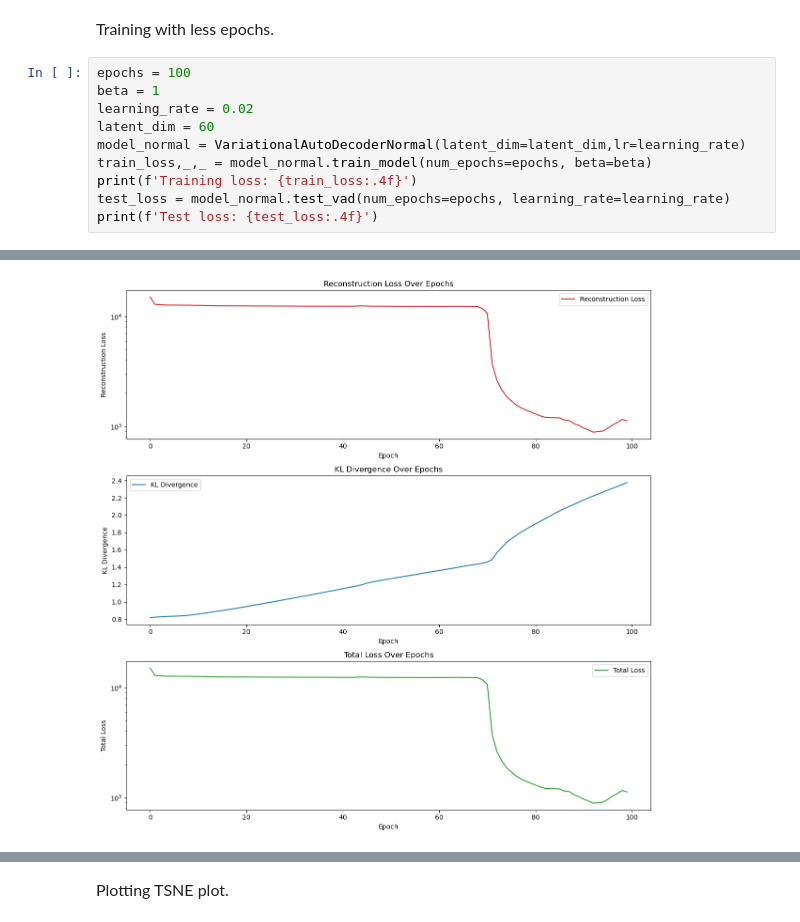
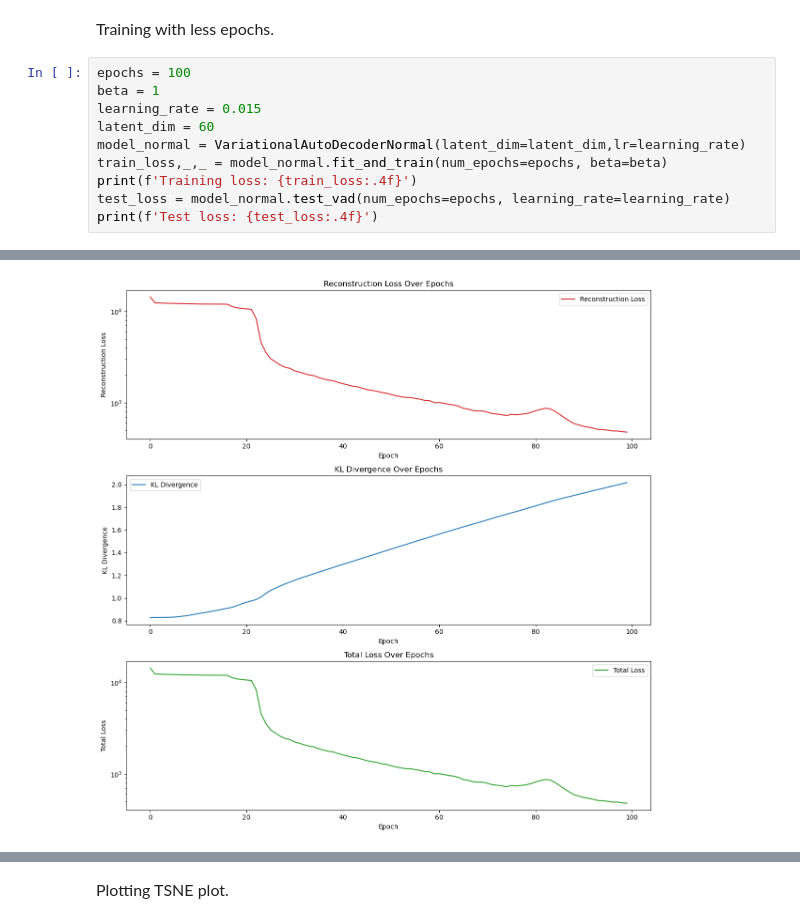
Before and after one commit to roiteichman/Deep-project, a Jupyter notebook: Project.ipynb, the cells around one changed output, grey strips where cells are left out. Drawn from its saved outputs; the diff is of its cells as text.

```diff
--- a/Project.ipynb
+++ b/Project.ipynb
@@ -417,10 +428,10 @@ For example Sandals are sperated and some are very close to ankle boots.
 # %%
 epochs = 100
 beta = 1
-learning_rate = 0.02
+learning_rate = 0.015
 latent_dim = 60
 model_normal = VariationalAutoDecoderNormal(latent_dim=latent_dim,lr=learning_rate)
-train_loss,_,_ = model_normal.train_model(num_epochs=epochs, beta=beta)
+train_loss,_,_ = model_normal.fit_and_train(num_epochs=epochs, beta=beta)
 print(f'Training loss: {train_loss:.4f}')
 test_loss = model_normal.test_vad(num_epochs=epochs, learning_rate=learning_rate)
 print(f'Test loss: {test_loss:.4f}')
@@ -445 +456 @@ Epoch 100, Loss: 1122.8492
-[figure, old version]
+[figure, new version]
```
Also changed, not shown: parts of 6 cells of this notebook, 2 other files.
